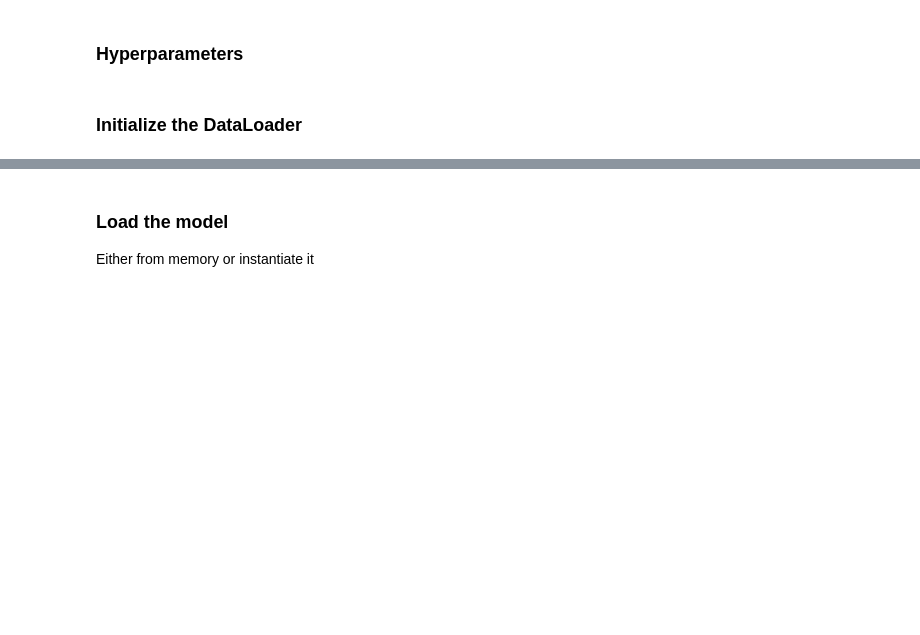
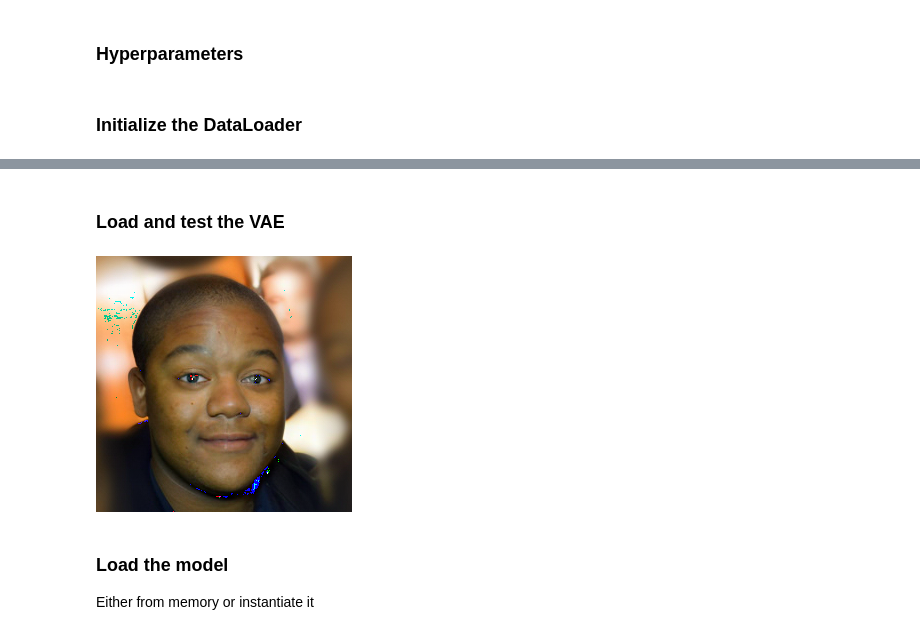
Before and after one commit to athmihir/Causal-Diffusion-Model, a Jupyter notebook: visualize.ipynb, the cells around one changed output, grey strips where cells are left out. Cells and saved outputs as stored; diff of their text form; code cells hidden in the pictures; blank space fills up the shorter version.

```diff
--- a/visualize.ipynb
+++ b/visualize.ipynb
@@ -68,6 +68,22 @@ class CustomImageDataset(datasets.VisionDataset):
         img_file, labels = self.annotations.__getitem__(idx)
         img_tensor = self.transform(Image.open(os.path.join(self.image_dir, img_file)).convert("RGB"))
         return img_tensor, labels
+# %%
+class AutoencoderWrapper:
+    '''Inference wrapper for Autoencoder used in encoding and decoding image to Latent space'''
+
+    def __init__(self, DEVICE):
+        self.vae = AutoencoderKL.from_pretrained("sd-vae-ft-mse/", torch_dtype=torch.float32)
+        self.vae.to(DEVICE)
+        self.vae.eval()
+
+    def encode(self, img_batch):
+        with torch.no_grad():
+            return self.vae.encode(img_batch).latent_dist.sample()
+
+    def decode(self, latent_img_batch):
+        with torch.no_grad():
+            return self.vae.decode(latent_img_batch).sample
 # %%
 def visualize_image(image_tensor):
     '''Allows us to visualize an image tensor'''
@@ -118,3 +137,12 @@ visualize_image(noisy_image)
+# %% [markdown]
+### Load and test the VAE
+# %%
+AE = AutoencoderWrapper(DEVICE)
+latents = AE.encode(img.unsqueeze(0).to(DEVICE))
+reconstructed_image = AE.decode(latents)
+visualize_image(reconstructed_image.squeeze(0))
+# %% [output]
+[figure, added]
 # %% [markdown]
 ### Load the model
 Either from memory or instantiate it
```
Also changed, not shown: parts of 9 cells of this notebook, 3 other files.
